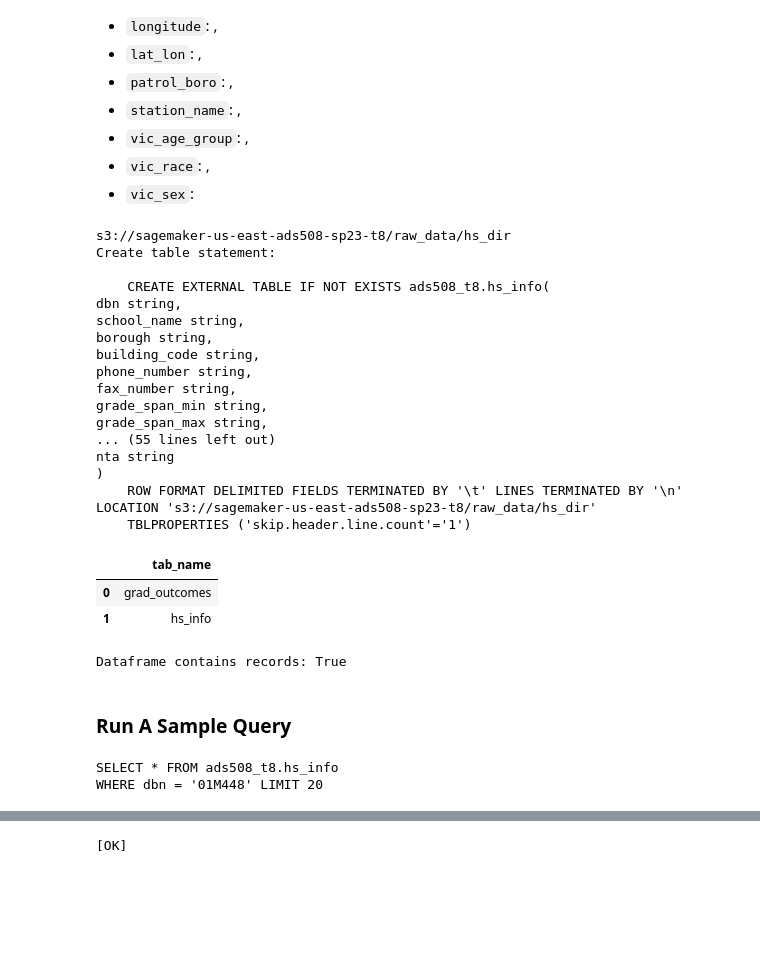
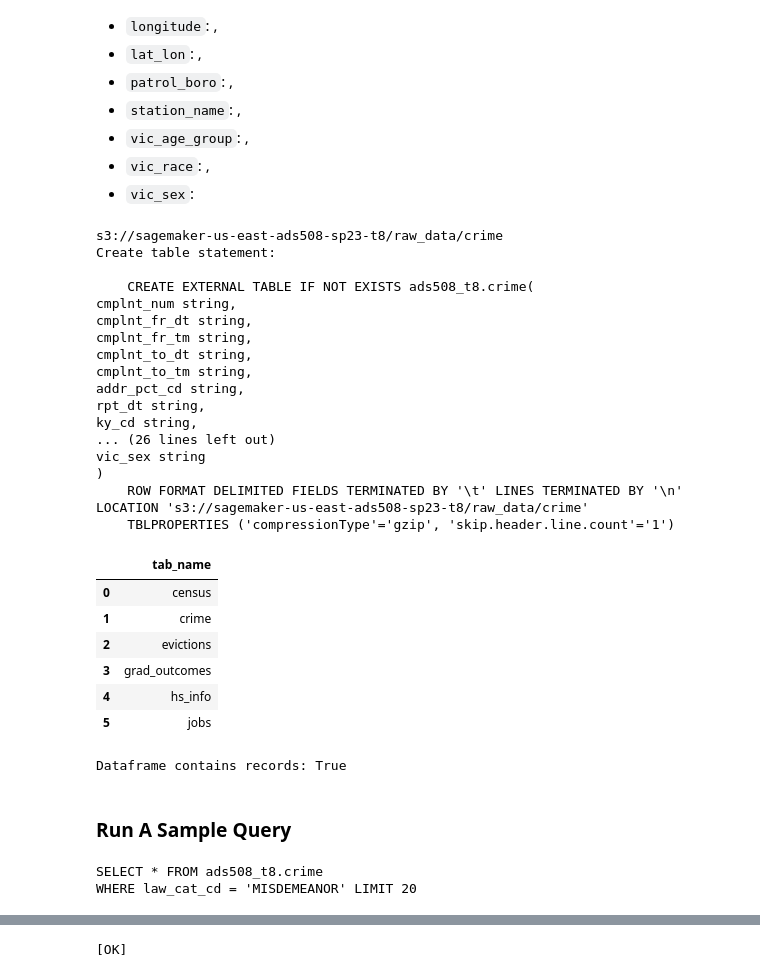
Before and after one commit to amcarr-ds/ML_modeling_using_AWS_proj, a Jupyter notebook: deliverables/00_S3_Setup_amc_v1.ipynb, the cells around one changed output, grey strips where cells are left out. Cells and saved outputs as stored; diff of their text form; code cells hidden in the pictures; blank space fills up the shorter version.

Commit message:
Upload successful Athena table creation for all 6 raw files

```diff
--- a/deliverables/00_S3_Setup_amc_v1.ipynb
+++ b/deliverables/00_S3_Setup_amc_v1.ipynb
@@ -144,7 +144,7 @@ def create_athena_tbl_tsv(conn=None,
 
     df_show = pd.read_sql(show_tbl_stmnt,
                           conn)
-    display(df_show.head(5))
+    display(df_show.head(17))
 
     if tbl_name in df_show.values:
         ingest_create_athena_table_tsv_passed = True
@@ -658,7 +669,7 @@ else:
 - `vic_race`: ,
 - `vic_sex`:
 # %%
-cri_tbl_name = 'hs_info'
+cri_tbl_name = 'crime'
 cri_field_list = """
 cmplnt_num string,
 cmplnt_fr_dt string,
@@ -684,50 +695,54 @@ housing_psa string,
 x_coord_cd string,
 y_coord_cd string,
 susp_age_group string,
 susp_race string,
 susp_sex string,
 transit_district string,
 latitude string,
 longitude string,
 lat_lon string,
 patrol_boro string,
 station_name string,
 vic_age_group string,
 vic_race string,
 vic_sex string
 """
 cri_s3_raw_data_path = f"s3://{bucket}/raw_data/crime"
 print(cri_s3_raw_data_path)
 
 create_athena_tbl_tsv(conn=conn,
                       db=database_name,
                       tbl_name=cri_tbl_name,
                       fields=cri_field_list,
                       s3_path=cri_s3_raw_data_path,
                       delim='\\t',
-                      comp="'compressionType'='gzip'",
+                      comp="'compressionType'='gzip', ",
                       skip="'skip.header.line.count'='1'")
 # %% [output]
-s3://sagemaker-us-east-ads508-sp23-t8/raw_data/hs_dir
+s3://sagemaker-us-east-ads508-sp23-t8/raw_data/crime
 Create table statement:
 
-    CREATE EXTERNAL TABLE IF NOT EXISTS ads508_t8.hs_info(
-dbn string,
-school_name string,
-borough string,
-building_code string,
-phone_number string,
-fax_number string,
-grade_span_min string,
-grade_span_max string,
-... (55 lines left out)
-nta string
+    CREATE EXTERNAL TABLE IF NOT EXISTS ads508_t8.crime(
+cmplnt_num string,
+cmplnt_fr_dt string,
+cmplnt_fr_tm string,
+cmplnt_to_dt string,
+cmplnt_to_tm string,
+addr_pct_cd string,
+rpt_dt string,
+ky_cd string,
+... (26 lines left out)
+vic_sex string
 )
-    ROW FORMAT DELIMITED FIELDS TERMINATED BY '\t' LINES TERMINATED BY '\n' LOCATION 's3://sagemaker-us-east-ads508-sp23-t8/raw_data/hs_dir'
-    TBLPROPERTIES ('skip.header.line.count'='1')
+    ROW FORMAT DELIMITED FIELDS TERMINATED BY '\t' LINES TERMINATED BY '\n' LOCATION 's3://sagemaker-us-east-ads508-sp23-t8/raw_data/crime'
+    TBLPROPERTIES ('compressionType'='gzip', 'skip.header.line.count'='1')
 |  | tab_name |
-| 0 | grad_outcomes |
-| 1 | hs_info |
+| 0 | census |
+| 1 | crime |
+| 2 | evictions |
+| 3 | grad_outcomes |
+| 4 | hs_info |
+| 5 | jobs |
 Dataframe contains records: True
 # %% [markdown]
 ### Run A Sample Query
@@ -739,8 +754,8 @@ WHERE law_cat_cd = '{cri_law_cat_cd01}' LIMIT 20"""
 
 print(cri_select_dbn_stmnt)
 # %% [output]
-SELECT * FROM ads508_t8.hs_info
-WHERE dbn = '01M448' LIMIT 20
+SELECT * FROM ads508_t8.crime
+WHERE law_cat_cd = 'MISDEMEANOR' LIMIT 20
 # %%
 cri_df01_s01 = pd.read_sql(cri_select_dbn_stmnt,
                            conn)
```
Also changed, not shown: parts of 12 cells of this notebook.
